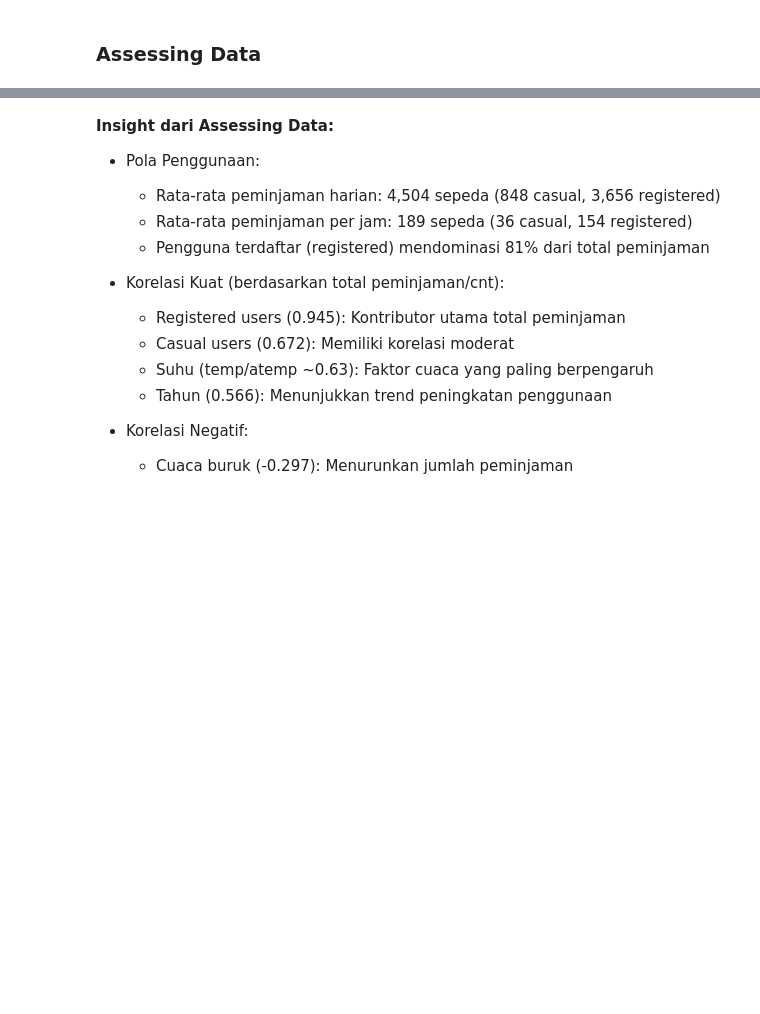
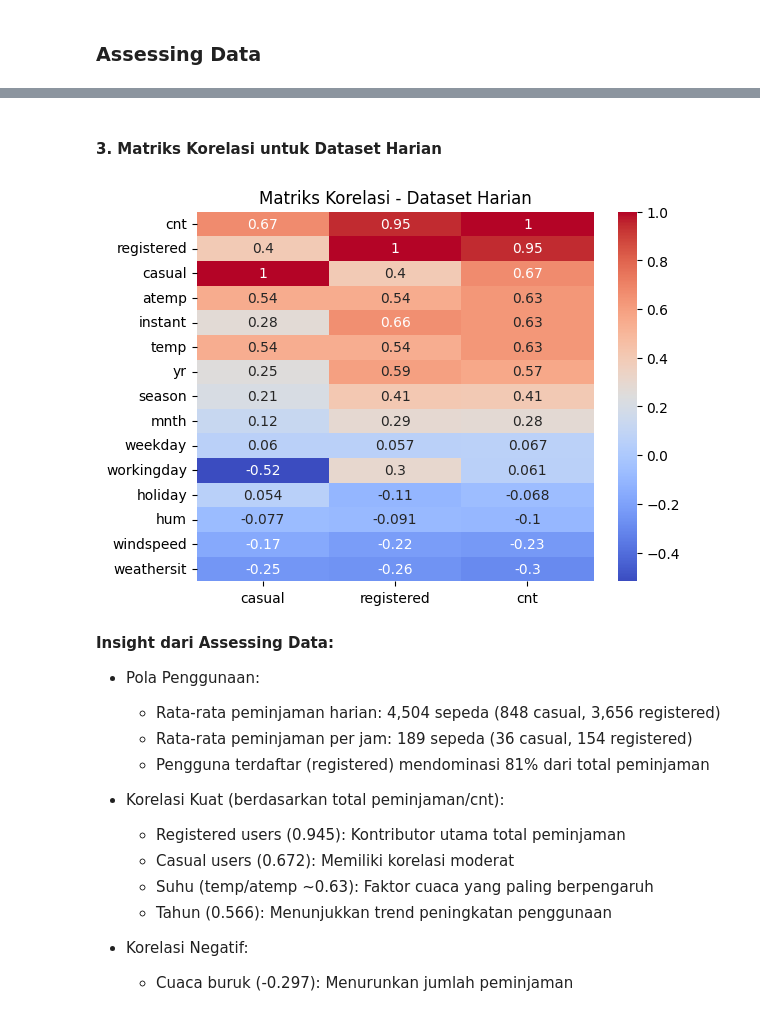
Before and after one commit to z0zero/Submission-Proyek-Analisis-Data, a Jupyter notebook: notebook.ipynb, the cells around one changed output, grey strips where cells are left out. Saved outputs shown, nothing was run; the diff lists cells and outputs as text; code cells hidden in the pictures; blank space fills up the shorter version.

```diff
--- a/notebook.ipynb
+++ b/notebook.ipynb
@@ -179,3 +339,16 @@ weathersit -0.247353   -0.260388 -0.297391
+# %% [markdown]
+#### 3. Matriks Korelasi untuk Dataset Harian
+# %%
+# MATRIKS KORELASI - DATASET HARIAN
+import seaborn as sns
+import matplotlib.pyplot as plt
+
+correlation_matrix = df_day.select_dtypes(include=[np.number]).corr()
+sns.heatmap(correlation_matrix[['casual', 'registered', 'cnt']].sort_values(by='cnt', ascending=False), annot=True, cmap='coolwarm')
+plt.title('Matriks Korelasi - Dataset Harian')
+plt.show()
+# %% [output]
+[figure, added]
 # %% [markdown]
 **Insight dari Assessing Data:**
 - Pola Penggunaan:
```
Also changed, not shown: parts of 109 cells of this notebook.
